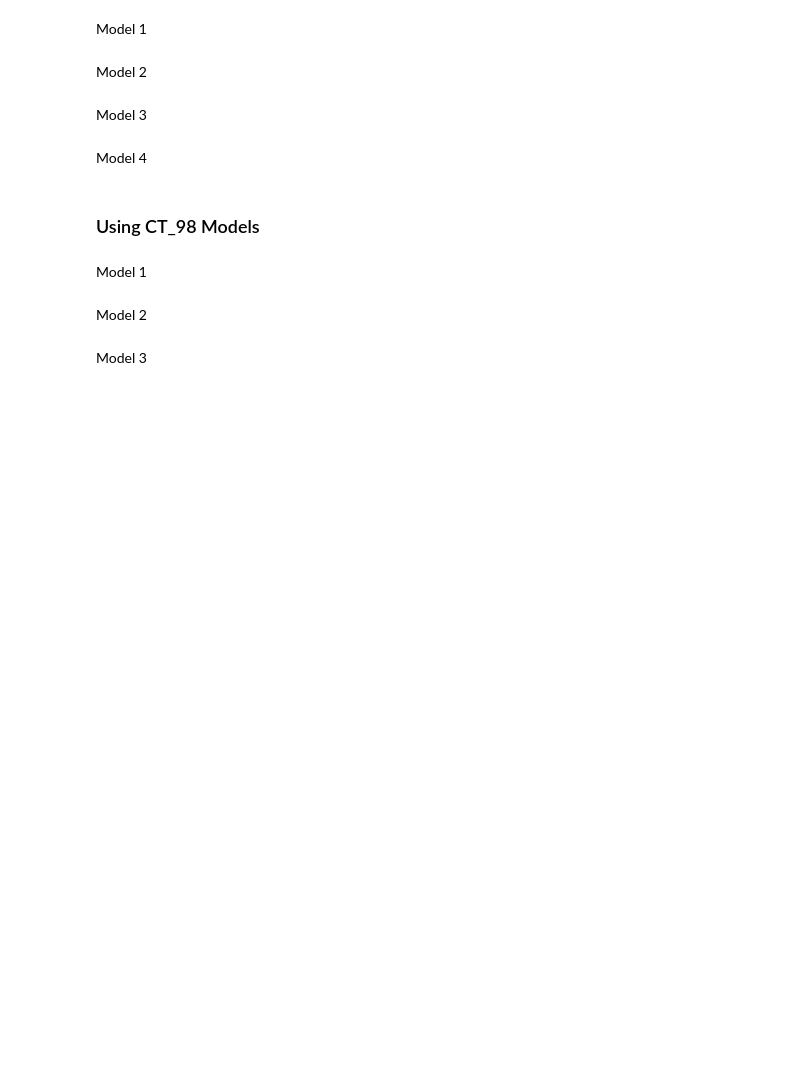
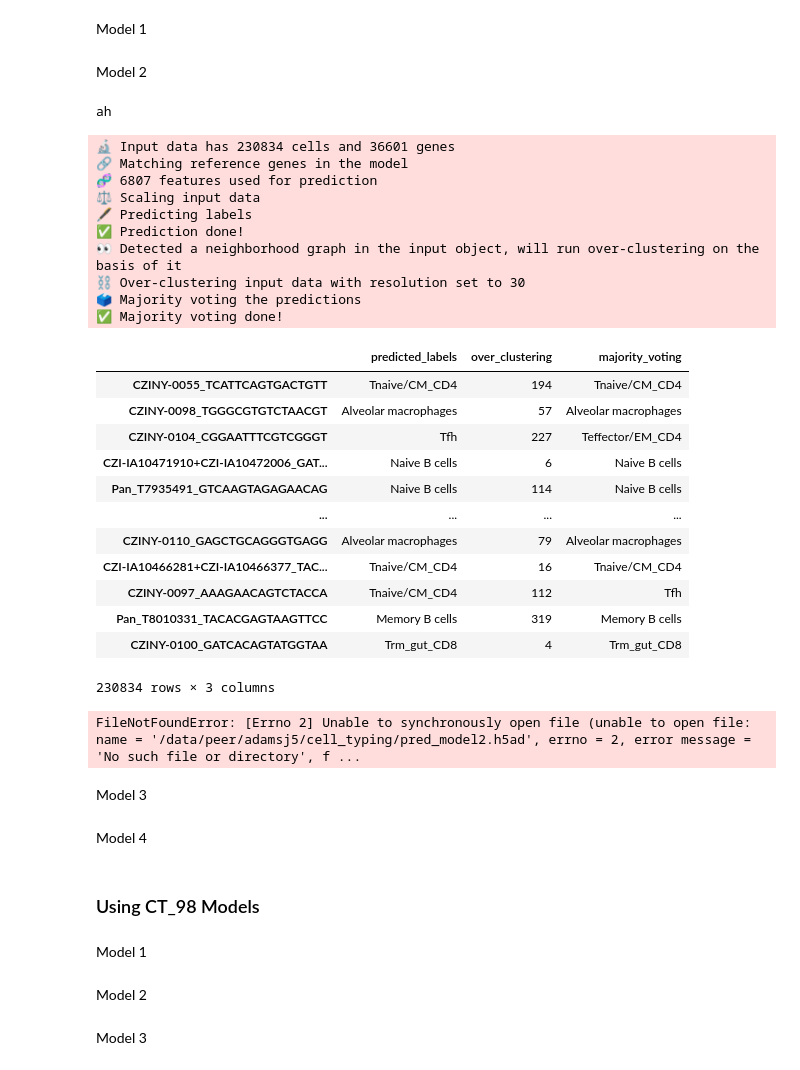
Before and after one commit to joadams1/adams_celltypist, a Jupyter notebook: celltypist/Benchmarking Models.ipynb, the cells around one changed output. Cells and saved outputs as stored; diff of their text form; code cells hidden in the pictures; blank space fills up the shorter version.

```diff
--- a/celltypist/Benchmarking Models.ipynb
+++ b/celltypist/Benchmarking Models.ipynb
@@ -59,13 +84,40 @@ pred_adata1.write_h5ad('../../pred_model1.h5ad')
 # %% [markdown]
 Model 2
 # %%
-predictions_2 = ct.annotate(test, model = 'New Models/CT_45 Models/ct_model_2.pkl', majority_voting = True)
+predictions_2 = annotate(test, model = 'New Models/CT_45 Models/ct_model_2.pkl', majority_voting = True)
 predictions_2.predicted_labels
+# %% [output]
+ah
+🔬 Input data has 230834 cells and 36601 genes
+🔗 Matching reference genes in the model
+🧬 6807 features used for prediction
+⚖️ Scaling input data
+🖋️ Predicting labels
+✅ Prediction done!
+👀 Detected a neighborhood graph in the input object, will run over-clustering on the basis of it
+⛓️ Over-clustering input data with resolution set to 30
+🗳️ Majority voting the predictions
+✅ Majority voting done!
+|  | predicted_labels | over_clustering | majority_voting |
+| CZINY-0055_TCATTCAGTGACTGTT | Tnaive/CM_CD4 | 194 | Tnaive/CM_CD4 |
+| CZINY-0098_TGGGCGTGTCTAACGT | Alveolar macrophages | 57 | Alveolar macrophages |
+| CZINY-0104_CGGAATTTCGTCGGGT | Tfh | 227 | Teffector/EM_CD4 |
+| CZI-IA10471910+CZI-IA10472006_GAT... | Naive B cells | 6 | Naive B cells |
+| Pan_T7935491_GTCAAGTAGAGAACAG | Naive B cells | 114 | Naive B cells |
+| ... | ... | ... | ... |
+| CZINY-0110_GAGCTGCAGGGTGAGG | Alveolar macrophages | 79 | Alveolar macrophages |
+| CZI-IA10466281+CZI-IA10466377_TAC... | Tnaive/CM_CD4 | 16 | Tnaive/CM_CD4 |
+| CZINY-0097_AAAGAACAGTCTACCA | Tnaive/CM_CD4 | 112 | Tfh |
+| Pan_T8010331_TACACGAGTAAGTTCC | Memory B cells | 319 | Memory B cells |
+| CZINY-0100_GATCACAGTATGGTAA | Trm_gut_CD8 | 4 | Trm_gut_CD8 |
+230834 rows × 3 columns
 # %%
 pred_adata2 = predictions_2.to_adata()
 # %%
 #pred_adata2.write_h5ad('../../pred_model2.h5ad')
-pred_adata2= ad.read('../../pred_model2.h5ad')
+pred_adata2= ad.read('/data/peer/adamsj5/cell_typing/pred_model2.h5ad')
+# %% [output]
+FileNotFoundError: [Errno 2] Unable to synchronously open file (unable to open file: name = '/data/peer/adamsj5/cell_typing/pred_model2.h5ad', errno = 2, error message = 'No such file or directory', f ...
 # %% [markdown]
 Model 3
 # %%
```
Also changed, not shown: parts of 33 cells of this notebook.
